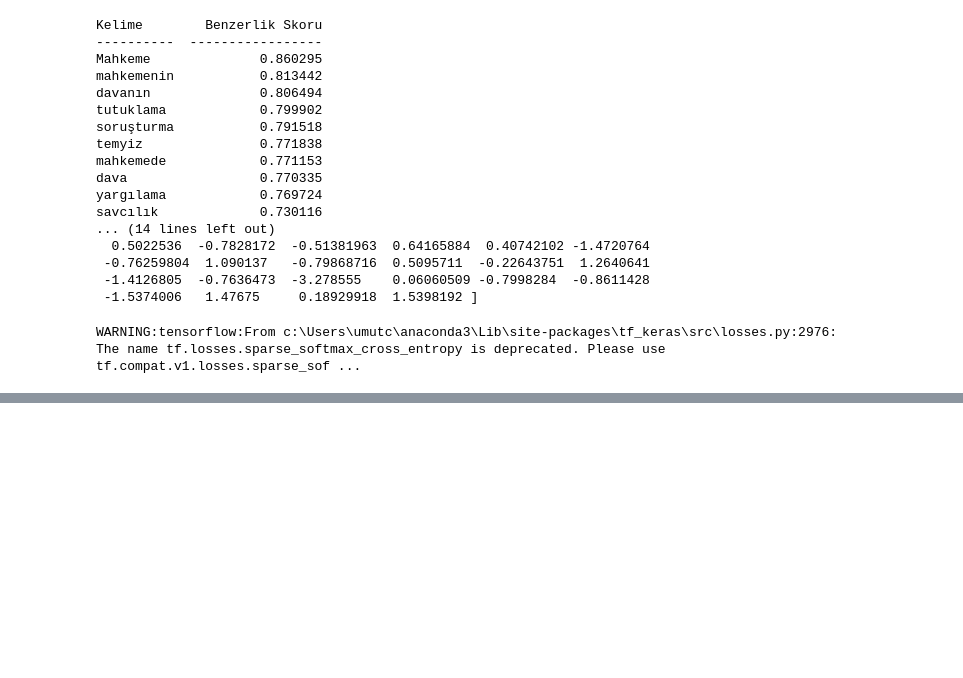
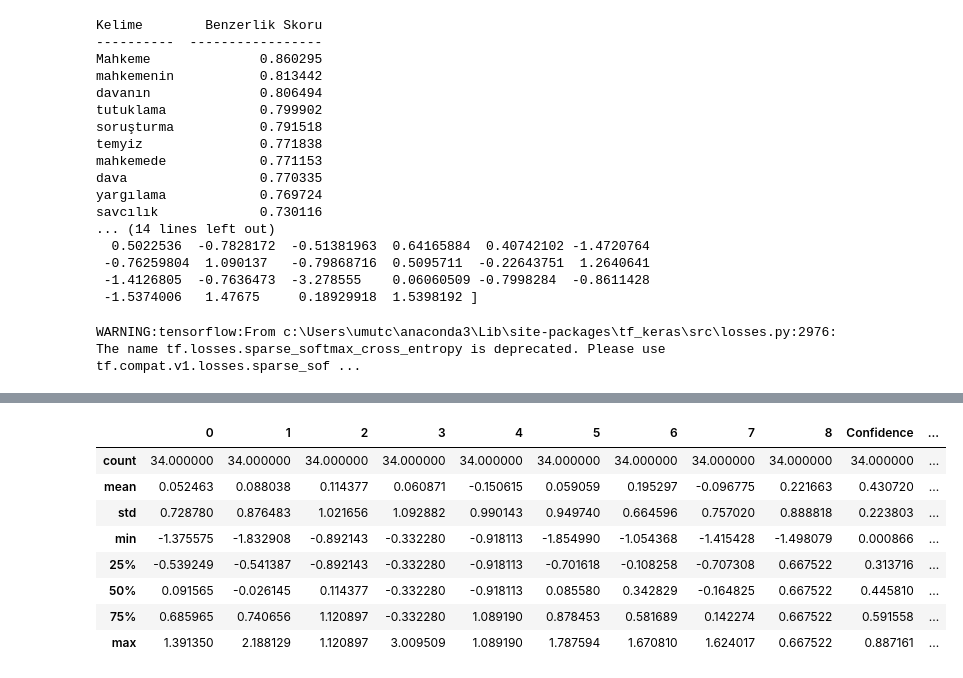
Before and after one commit to HazarN/MAHDAN, a Jupyter notebook: sentence_similarity/sentence_similarity_notebook.ipynb, the cells around one changed output, grey strips where cells are left out. Cells and saved outputs as stored; diff of their text form; code cells hidden in the pictures; blank space fills up the shorter version.

```diff
--- a/sentence_similarity/sentence_similarity_notebook.ipynb
+++ b/sentence_similarity/sentence_similarity_notebook.ipynb
@@ -688,0 +683,12 @@ Number of faults:  35    Faults from high confidence predictions:  1
+# %%
+faults_test.describe()
+# %% [output]
+|  | 0 | 1 | 2 | 3 | 4 | 5 | 6 | 7 | 8 | Confidence | ... |
+| count | 34.000000 | 34.000000 | 34.000000 | 34.000000 | 34.000000 | 34.000000 | 34.000000 | 34.000000 | 34.000000 | 34.000000 | ... |
+| mean | 0.052463 | 0.088038 | 0.114377 | 0.060871 | -0.150615 | 0.059059 | 0.195297 | -0.096775 | 0.221663 | 0.430720 | ... |
+| std | 0.728780 | 0.876483 | 1.021656 | 1.092882 | 0.990143 | 0.949740 | 0.664596 | 0.757020 | 0.888818 | 0.223803 | ... |
+| min | -1.375575 | -1.832908 | -0.892143 | -0.332280 | -0.918113 | -1.854990 | -1.054368 | -1.415428 | -1.498079 | 0.000866 | ... |
+| 25% | -0.539249 | -0.541387 | -0.892143 | -0.332280 | -0.918113 | -0.701618 | -0.108258 | -0.707308 | 0.667522 | 0.313716 | ... |
+| 50% | 0.091565 | -0.026145 | 0.114377 | -0.332280 | -0.918113 | 0.085580 | 0.342829 | -0.164825 | 0.667522 | 0.445810 | ... |
+| 75% | 0.685965 | 0.740656 | 1.120897 | -0.332280 | 1.089190 | 0.878453 | 0.581689 | 0.142274 | 0.667522 | 0.591558 | ... |
+| max | 1.391350 | 2.188129 | 1.120897 | 3.009509 | 1.089190 | 1.787594 | 1.670810 | 1.624017 | 0.667522 | 0.887161 | ... |
```
Also changed, not shown: parts of 15 cells of this notebook, 1 other file.
